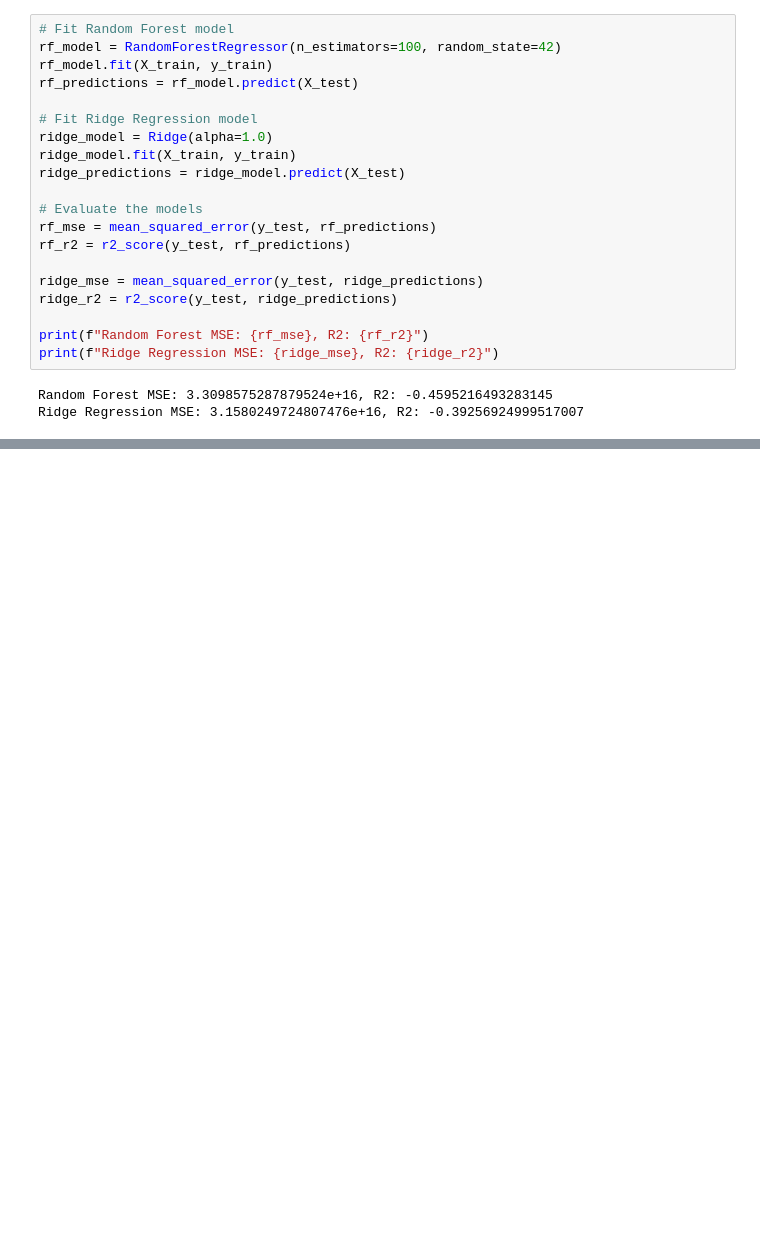
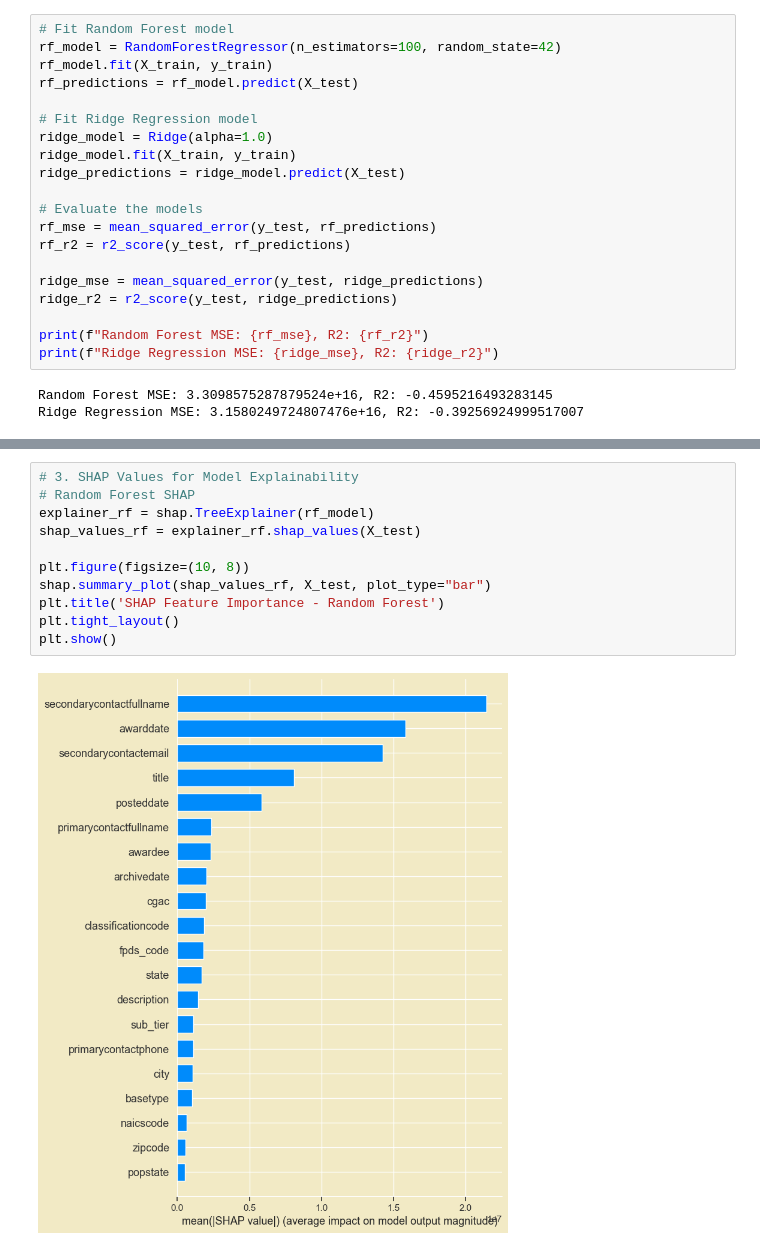
Before and after one commit to LNshuti/usgov-contracts-rag, a Jupyter notebook: src/notebooks/ml_usgov_contracts_ecommendation.ipynb, the cells around one changed output, grey strips where cells are left out. Saved outputs shown, nothing was run; the diff lists cells and outputs as text; blank space fills up the shorter version.

```diff
--- a/src/notebooks/ml_usgov_contracts_ecommendation.ipynb
+++ b/src/notebooks/ml_usgov_contracts_ecommendation.ipynb
@@ -723,0 +763,13 @@ Ridge Regression MSE: 3.1580249724807476e+16, R2: -0.39256924999517007
+# %%
+# 3. SHAP Values for Model Explainability
+# Random Forest SHAP
+explainer_rf = shap.TreeExplainer(rf_model)
+shap_values_rf = explainer_rf.shap_values(X_test)
+
+plt.figure(figsize=(10, 8))
+shap.summary_plot(shap_values_rf, X_test, plot_type="bar")
+plt.title('SHAP Feature Importance - Random Forest')
+plt.tight_layout()
+plt.show()
+# %% [output]
+[figure, added]
```
Also changed, not shown: parts of 8 cells of this notebook.
